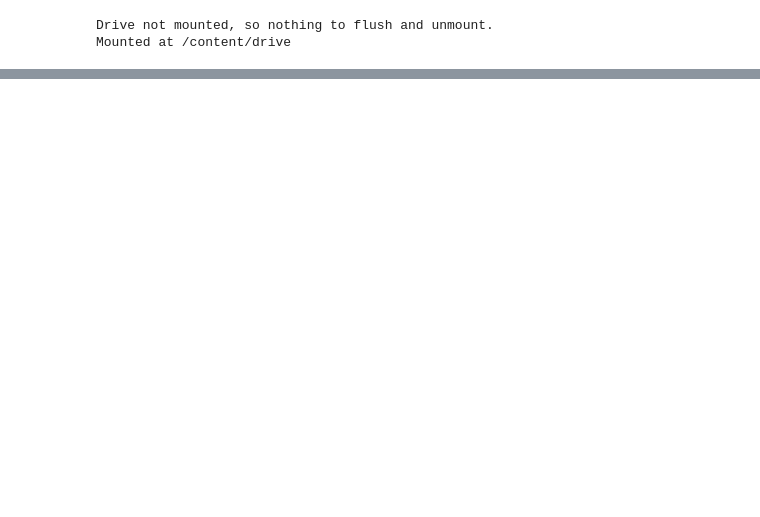
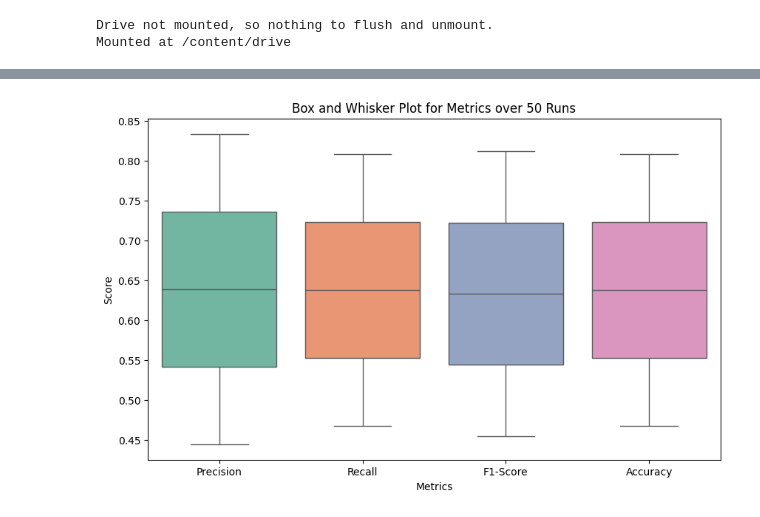
Before and after one commit to realxoman/PoultryInspector, a Jupyter notebook: final.ipynb, the cells around one changed output, grey strips where cells are left out. Saved outputs shown, nothing was run; the diff lists cells and outputs as text; code cells hidden in the pictures; blank space fills up the shorter version.

```diff
--- a/final.ipynb
+++ b/final.ipynb
@@ -14,24 +14,25 @@ from torchvision import datasets, transforms
 from torch.utils.data import DataLoader
 
 # مسیر دیتاست
-train_val_dir = "/content/drive/MyDrive/PoultryInspector/train"  # مسیر به دایرکتوری training و validation
+train_val_dir = "/content/drive/MyDrive/Poultry/train"  # مسیر به دایرکتوری training و validation
 test_dir = "/content/drive/MyDrive/PoultryInspector/test"  # مسیر به دایرکتوری test
 
 # تعریف ترنسفورم‌ها (پیش‌پردازش‌ها و augmentation)
 data_transforms = {
     "train": transforms.Compose([
         transforms.RandomRotation(30),  # افزایش چرخش
-        transforms.RandomResizedCrop(299, scale=(0.7, 1.3)),  # تغییر مقیاس وسیع‌تر
-        transforms.RandomAffine(degrees=30, translate=(0.1, 0.1), scale=(0.9, 1.1)),
-        transforms.GaussianBlur(3),
-        transforms.RandomHorizontalFlip(p=0.5),  # وارونه‌سازی
+        transforms.Resize((299, 299)),
         transforms.ColorJitter(brightness=0.4, contrast=0.4, saturation=0.4, hue=0.2),  # تغییر رنگی قوی‌تر
-        transforms.RandomErasing(p=0.5, scale=(0.02, 0.2), ratio=(0.3, 3.3)),  # Cutout
         transforms.ToTensor(),  # تبدیل تنسور
         transforms.Normalize([0.5, 0.5, 0.5], [0.5, 0.5, 0.5])  # نرمال‌سازی
+        # transforms.RandomAffine(degrees=30, translate=(0.1, 0.1), scale=(0.9, 1.1)),
+        # transforms.GaussianBlur(3),
+        # transforms.RandomErasing(p=0.5, scale=(0.02, 0.2), ratio=(0.3, 3.3)),  # Cutout
     ]),
     "validation": transforms.Compose([
+         transforms.RandomRotation(30),  # افزایش چرخش
         transforms.Resize((299, 299)),
+        transforms.ColorJitter(brightness=0.4, contrast=0.4, saturation=0.4, hue=0.2),  # تغییر رنگی قوی‌تر
         transforms.ToTensor(),
         transforms.Normalize([0.5, 0.5, 0.5], [0.5, 0.5, 0.5])
     ]),
@@ -57,7 +58,7 @@ test_dir = lower_case_extension(test_dir)
 train_val_dataset = datasets.ImageFolder(root=train_val_dir, transform=data_transforms['train'])
 
 # تقسیم‌بندی داده‌ها به آموزش و اعتبارسنجی (80% آموزش، 20% اعتبارسنجی)
-train_size = int(0.8 * len(train_val_dataset))
+train_size = int(0.7 * len(train_val_dataset))
 val_size = len(train_val_dataset) - train_size
 train_dataset, val_dataset = torch.utils.data.random_split(train_val_dataset, [train_size, val_size])
 
@@ -75,9 +76,9 @@ class_weights = [1.0 / count for count in class_counts]
 sample_weights = [class_weights[label] for _, label in train_dataset]
 sampler = WeightedRandomSampler(sample_weights, len(sample_weights), replacement=True)
 
-train_loader = DataLoader(train_dataset, batch_size=32, sampler=sampler, num_workers=2)
-val_loader = DataLoader(val_dataset, batch_size=32, shuffle=False, num_workers=2)
-test_loader = DataLoader(test_dataset, batch_size=32, shuffle=False, num_workers=2)
+train_loader = DataLoader(train_dataset, batch_size=2, sampler=sampler, num_workers=2)
+val_loader = DataLoader(val_dataset, batch_size=2, shuffle=False, num_workers=2)
+test_loader = DataLoader(test_dataset, batch_size=2, shuffle=False, num_workers=2)
 
 dataloaders = {
     "train": train_loader,
@@ -95,7 +96,7 @@ print(f"Class names: {class_names}")
 print(f"Dataset sizes: {dataset_sizes}")
 
 num_aug_per_epoch = len(dataloaders["train"])  # تعداد batchها در هر epoch
-effective_dataset_size = 32 * dataset_sizes['train']  # تعداد تصاویر "مجازی" در هر epoch (32 = batch size)
+effective_dataset_size = 2 * dataset_sizes['train']  # تعداد تصاویر "مجازی" در هر epoch (32 = batch size)
 
 print(f"Effective Train size (with augmentation per epoch): {effective_dataset_size}")
 # %% [output]
@@ -322,4 +369,22 @@ weighted avg       0.98      0.98      0.98        47
 [figure]
+# %%
+
+
+# ساخت DataFrame برای رسم نمودار
+data = pd.DataFrame({
+    'Metric': ['Precision'] * 2 + ['Recall'] * 2 + ['F1-Score'] * 2 + ['Accuracy'] * 2,
+    'Value': precision_scores + recall_scores + f1_scores + accuracy_scores
+})
+
+# رسم نمودار Box and Whisker با Seaborn
+plt.figure(figsize=(10, 6))
+sns.boxplot(x='Metric', y='Value', data=data, hue='Metric', palette='Set2')
+plt.title('Box and Whisker Plot for Metrics over 50 Runs')
+plt.ylabel('Score')
+plt.xlabel('Metrics')
+plt.show()
+# %% [output]
+[figure, added]
 # %%
 import matplotlib.pyplot as plt
 import torch
```
Also changed, not shown: parts of 4 cells of this notebook.
